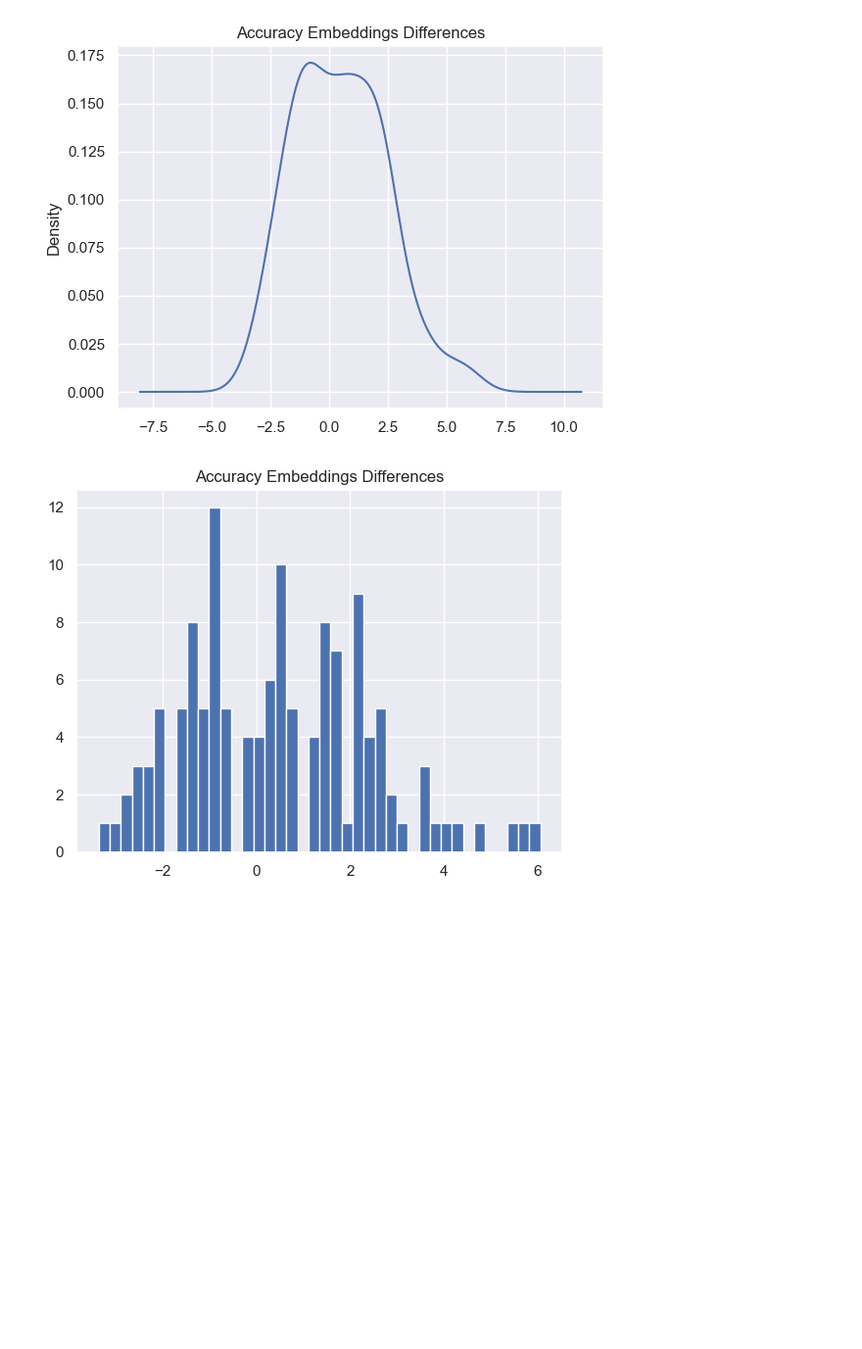
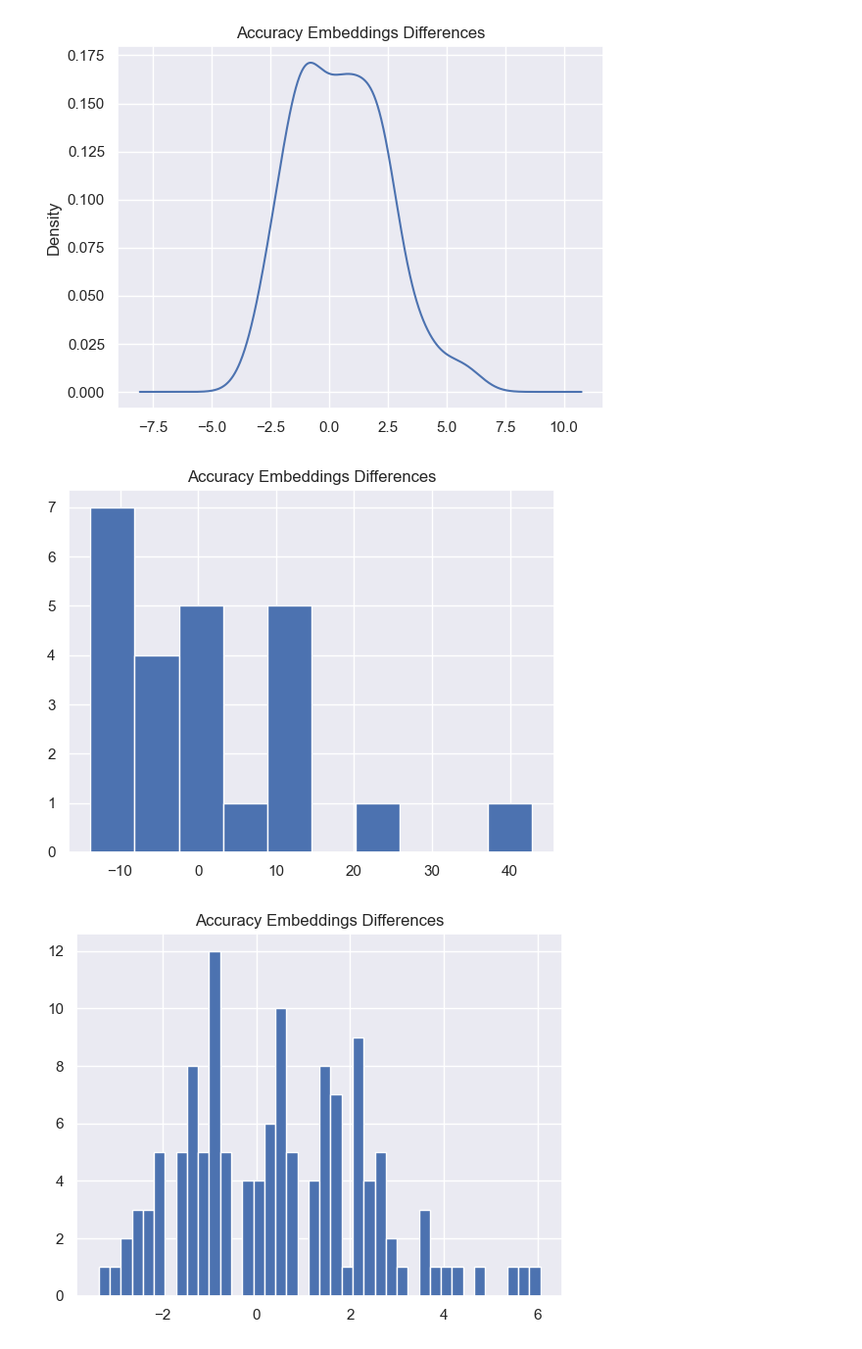
Before and after one commit to sven-knoblauch/PainLevelShiftDetection, a Jupyter notebook: PainClassificationTest/Results-LOSO/display_results.ipynb, the cells around one changed output. Shown at 98% size. Cells and saved outputs as stored; diff of their text form; code cells hidden in the pictures; blank space fills up the shorter version.

```diff
--- a/PainClassificationTest/Results/display_results.ipynb
+++ b/PainClassificationTest/Results-LOSO/display_results.ipynb
@@ -82,6 +82,14 @@ plt.title("Accuracy Embeddings Differences")
 plt.show()
 # %% [output]
 [figure]
+# %%
+difference = intense_embedding["accuracy"]-intense["accuracy"]
+#difference.plot.kde()
+difference.hist(bins=10)
+plt.title("Accuracy Embeddings Differences")
+plt.show()
+# %% [output]
+[figure, added]
 # %%
 difference = xite_all_embedding["accuracy"]-xite_all["accuracy"]
 difference.hist(bins=40)
```
Also changed, not shown: parts of 10 cells of this notebook, 37 other files.
